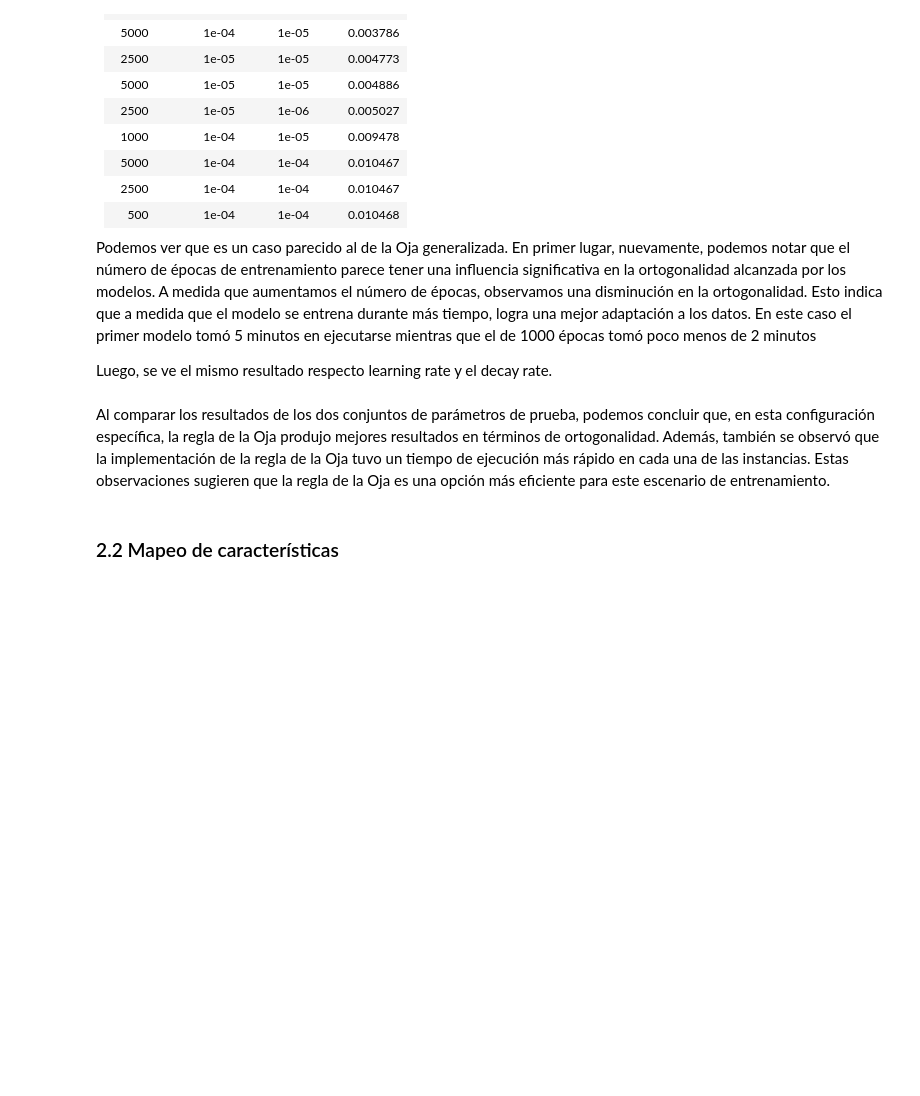
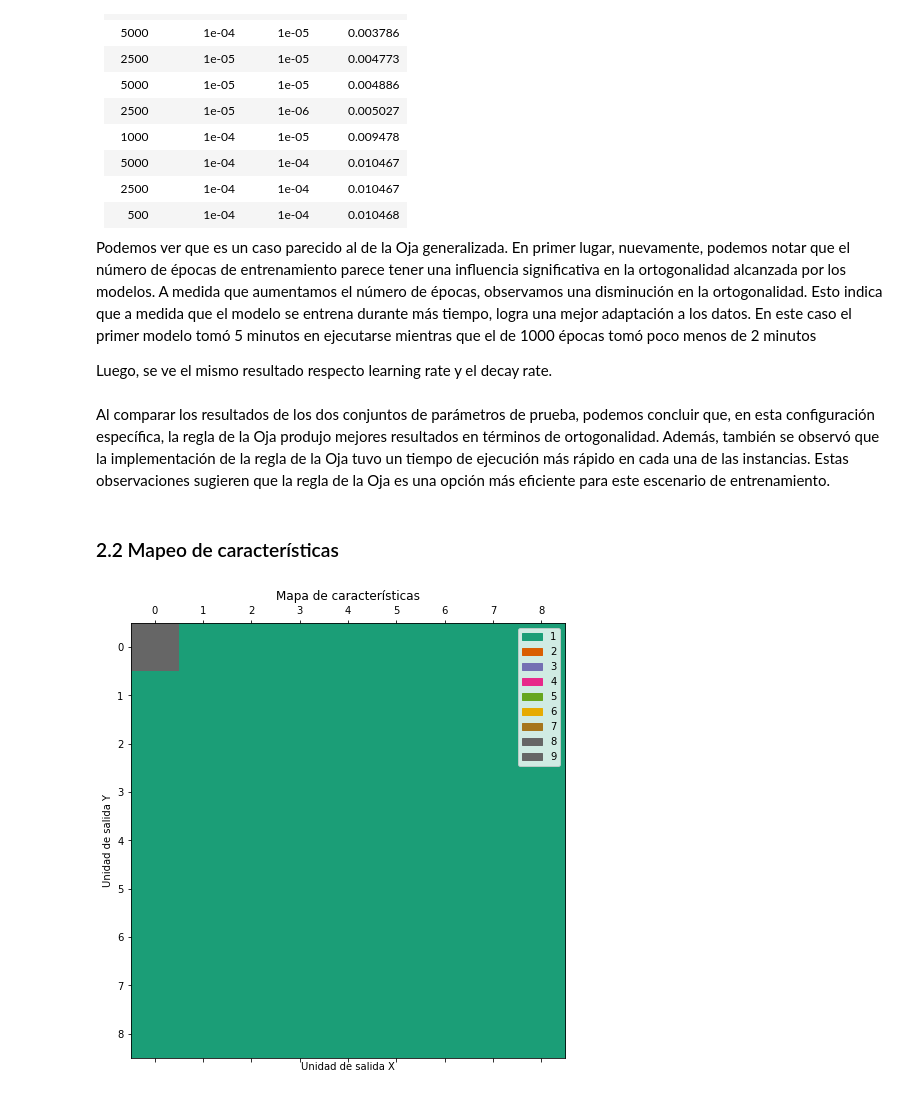
Before and after one commit to AlexONEX/2023-1C-RN-TP2, a Jupyter notebook: src/tp2.ipynb, the cells around one changed output. Drawn from its saved outputs; the diff is of its cells as text; code cells hidden in the pictures; blank space fills up the shorter version.

Commit message:
mapa de kohonen

```diff
--- a/src/tp2.ipynb
+++ b/src/tp2.ipynb
@@ -131,3 +134,35 @@ def plot_components_in_3d(Y, training_idx, data_with_labels, method_name):
+# %%
+def plot_category_maps(data, W, data_labels):
+
+    labels = np.arange(1, 10)
+    M = 9
+    active_categories = np.zeros((M, M), dtype=int)
+
+    ## Por cada instancia se fija cual es el elemento de la matriz W que mas se parece y se le asigna la categoría correspondiente
+    for i in range(len(data)):
+        instance = data[i]
+        expanded_instance = np.expand_dims(instance, axis=(0, 1))
+        e = expanded_instance - W
+        n = np.linalg.norm(e, axis=2)
+        p = np.unravel_index(np.argmin(n), n.shape)
+        active_categories[p] = data_labels[i]
+
+    ## Se grafica el mapa de características
+    fig, ax = plt.subplots(figsize=(8, 8))
+    cax = ax.matshow(active_categories, cmap='Dark2')
+
+    ax.set_xticks(np.arange(M))
+    ax.set_yticks(np.arange(M))
+    ax.set_xlabel('Unidad de salida X')
+    ax.set_ylabel('Unidad de salida Y')
+
+    ### Leyenda de colores
+    cmap = plt.cm.get_cmap('Dark2', len(labels))
+    legend_elements = [plt.Rectangle((0, 0), 1, 1, color=cmap(i)) for i in range(len(labels))]
+    ax.legend(legend_elements, labels, loc='upper right')
+
+    plt.title('Mapa de características')
+    plt.show()
 # %% [markdown]
 ### Cross Validation
 Función para separación de folds mezclando los datos
@@ -172,7 +207,9 @@ print("training data shape ", training.shape)
 print("eval data shape ", evaluation.shape)
 
 #Normalizamos
-training = (training- np.mean(training, axis = 0))/ np.std(training)
+#training = (training- np.mean(training, axis = 0))/ np.std(training)
+
+training = np.divide(training.T,training.sum(axis = 1)).T
 # %% [output]
 training data shape  (800, 856)
 eval data shape  (100, 856)
@@ -265,3 +302,9 @@ Luego, se ve el mismo resultado respecto learning rate y el decay rate.
 Al comparar los resultados de los dos conjuntos de parámetros de prueba, podemos concluir que, en esta configuración específica, la regla de la Oja produjo mejores resultados en términos de ortogonalidad. Además, también se observó que la implementación de la regla de la Oja tuvo un tiempo de ejecución más rápido en cada una de las instancias. Estas observaciones sugieren que la regla de la Oja es una opción más eficiente para este escenario de entrenamiento.
 # %% [markdown]
 ### 2.2 Mapeo de características
+# %%
+W_kohonen,y_kohonen = kohonen_map(training, 9)
+# %%
+plot_category_maps(training, W_kohonen, data_with_labels[training_idx , 0])
+# %% [output]
+[figure, added]
```
Also changed, not shown: parts of 5 cells of this notebook.
